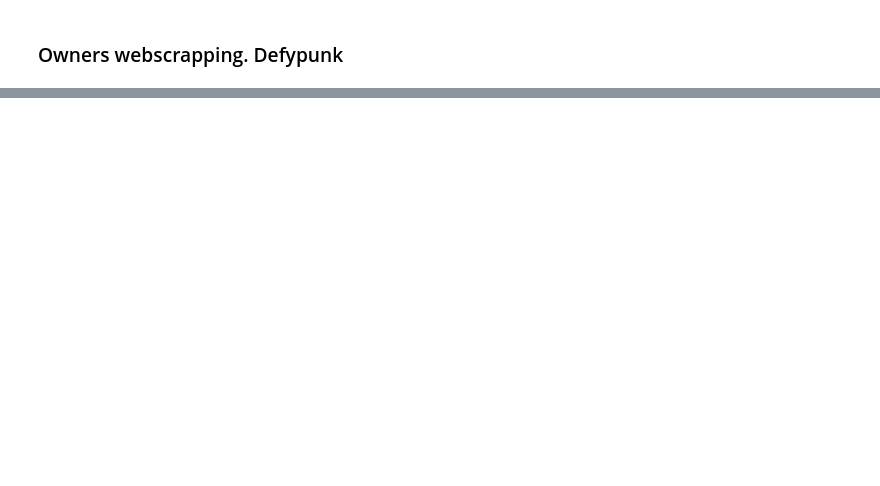
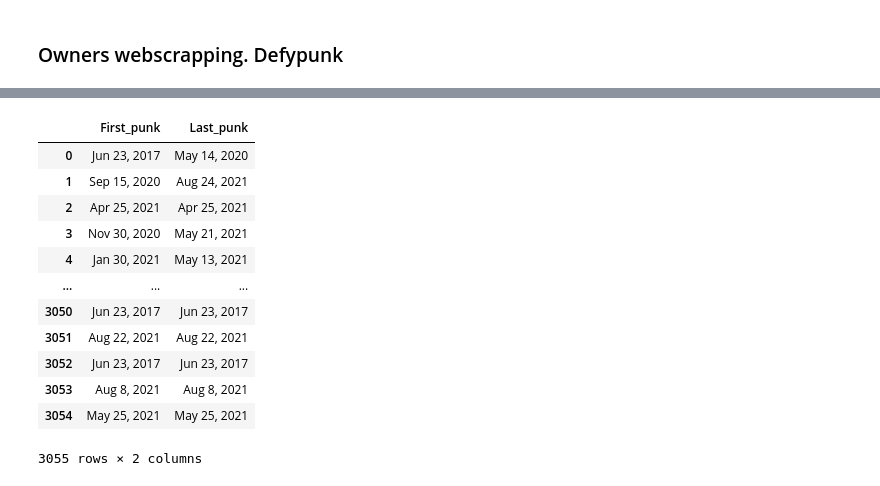
Before and after one commit to pagoma3/CryptoPunks_Project, a Jupyter notebook: owners_scrapping_defypunk.ipynb, the cells around one changed output, grey strips where cells are left out. Cells and saved outputs as stored; diff of their text form; code cells hidden in the pictures; blank space fills up the shorter version.

```diff
--- a/owners_scrapping_defypunk.ipynb
+++ b/owners_scrapping_defypunk.ipynb
@@ -19,3 +21,6 @@ driver.implicitly_wait(15)
 # %%
-url='https://defypunk.com/punks/owners'
-driver.get(url)
+defy_owners=[]
+for url in list(df['0']):
+    url1=url.replace('https://www.larvalabs.com/cryptopunks/accountinfo?account=','https://defypunk.com/punks/owners/')
+    defy_owners.append(url1)
+    print(url1)
@@ -30,0 +51,5 @@ df.to_csv('owners.csv')
+# %%
+frst=driver.find_element_by_xpath("//tbody/tr/td[@class='w-1/2 pl-2 text-left']").get_attribute("textContent")
+print('first punk',frst)
+lst=driver.find_element_by_xpath("//tbody/tr[2]/td[@class='w-1/2 pl-2 text-left']").get_attribute("textContent")
+print('last punk',lst)
@@ -30,0 +98,17 @@ df.to_csv('owners.csv')
+# %%
+df = pd.DataFrame(list(zip(first, last)), columns =['First_punk', 'Last_punk'])
+df
+# %% [output]
+|  | First_punk | Last_punk |
+| 0 | Jun 23, 2017 | May 14, 2020 |
+| 1 | Sep 15, 2020 | Aug 24, 2021 |
+| 2 | Apr 25, 2021 | Apr 25, 2021 |
+| 3 | Nov 30, 2020 | May 21, 2021 |
+| 4 | Jan 30, 2021 | May 13, 2021 |
+| ... | ... | ... |
+| 3050 | Jun 23, 2017 | Jun 23, 2017 |
+| 3051 | Aug 22, 2021 | Aug 22, 2021 |
+| 3052 | Jun 23, 2017 | Jun 23, 2017 |
+| 3053 | Aug 8, 2021 | Aug 8, 2021 |
+| 3054 | May 25, 2021 | May 25, 2021 |
+3055 rows × 2 columns
```
Also changed, not shown: parts of 20 cells of this notebook, 2 other files.
